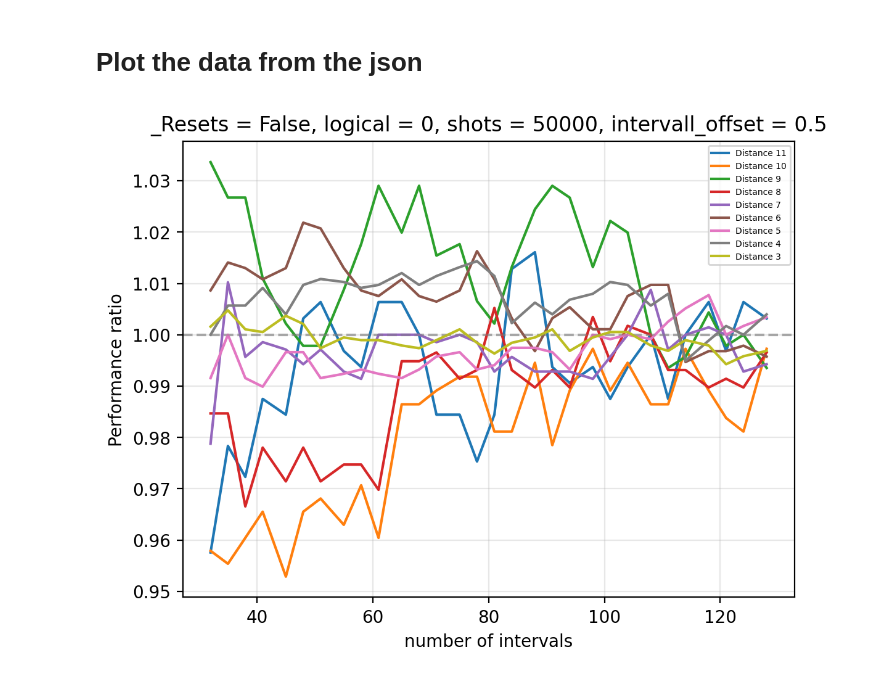
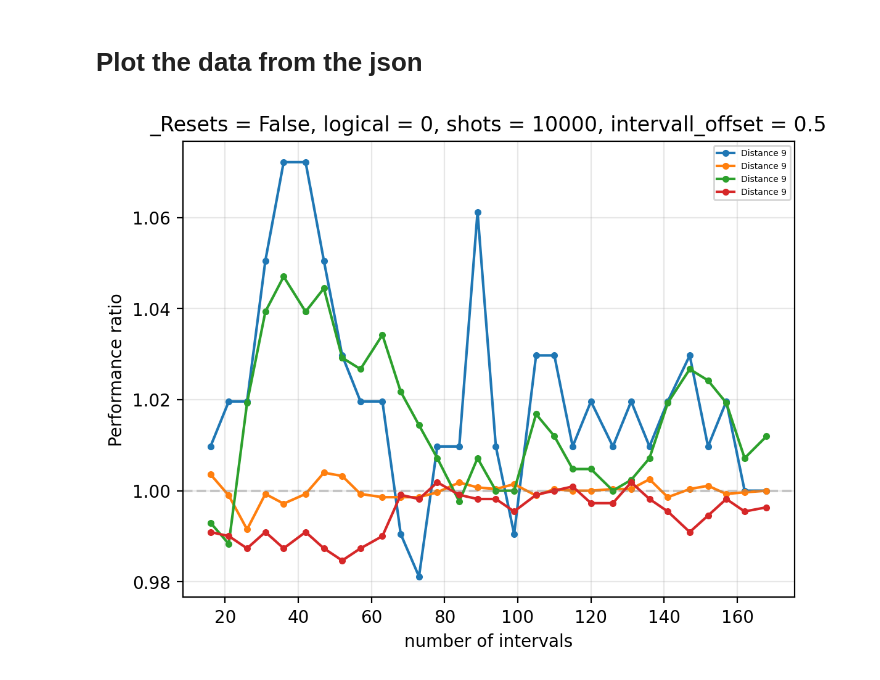
Before and after one commit to quantumjim/soft_information_decoding, a Jupyter notebook: notebooks/Simulator/Info_perfo/plot.ipynb, the cells around one changed output. Drawn from its saved outputs; the diff is of its cells as text; code cells hidden in the pictures.

Commit message:
crossover 4milion shots

```diff
--- a/notebooks/Simulator/Info_perfo/plot.ipynb
+++ b/notebooks/Simulator/Info_perfo/plot.ipynb
@@ -10,38 +10,40 @@ with open(f"result_tradeoff_grid_intervals.json", "r") as f:
 
 plt.figure(dpi=200)
 for result in data:
+    if result["metadata"]["DEVICE"] != 'ibm_sherbrooke':
+        continue
     if result["metadata"]["DISTANCE"] != result["metadata"]["ROUNDS"]:
         continue
     if result["metadata"]["_RESETS"] != False:
         continue
-    # if result["metadata"]["SHOTS"] != int(2e5):
-    #     continue
+    if result["metadata"]["SHOTS"] != int(1e4):
+        continue
     if "interval_offset" not in result["metadata"].keys():
         continue
 
     if result["metadata"]["interval_offset"] != 0.5:
         continue
 
     if result["metadata"]["DISTANCE"] > 11:
         continue
 
     # if result["metadata"]["DISTANCE"] %2 == 0:
     #     continue
 
 
     errors = [result["num_errors"][-1]/(e+1e-8) for e in result["num_errors"][:-1]]
     bits = [2**b for b in result["bits"][:-1]]
     bits = result["bits"][:-1]
-    plt.plot(np.linspace(2**5, 2**7, 30).astype(int), errors[:], label=f"Distance {result['metadata']['DISTANCE']}")
+    plt.plot(np.linspace(2**4, 2**7+40, 30).astype(int), errors[:], label=f"Distance {result['metadata']['DISTANCE']}", marker="o", markersize=3)
     plt.title(f"_Resets = {result['metadata']['_RESETS']}, logical = {result['metadata']['LOGICAL']}, shots = {result['metadata']['SHOTS']}, intervall_offset = {result['metadata']['interval_offset']}")
     plt.xlabel("Number of bits (2**bits intervals)")
     plt.xlabel("number of intervals")
     plt.xticks()
     plt.ylabel("Performance ratio")
     # plt.ylim(0.6, 1.1)
     # plt.xticks(bits)
     plt.axhline(y=1, color='grey', linestyle='--', alpha=0.1)
     plt.legend(fontsize=5)
     plt.grid(alpha=0.3)
 # %% [output]
-[figure, old version]
+[figure, new version]
```
Also changed, not shown: 2 other files.
